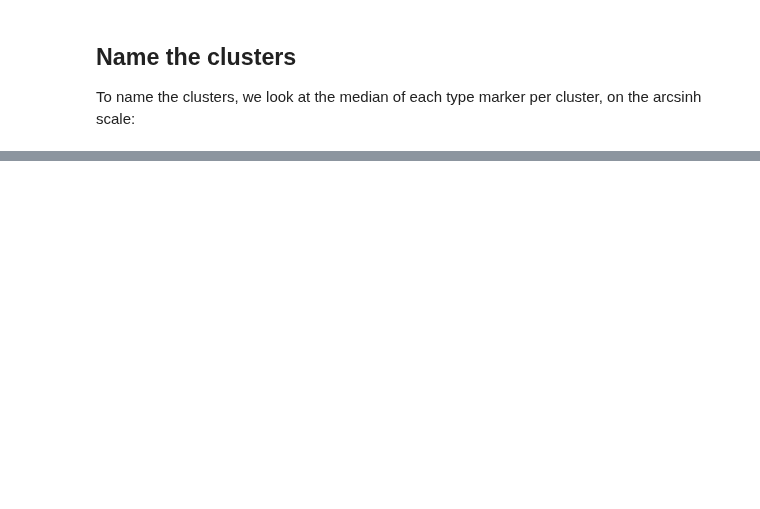
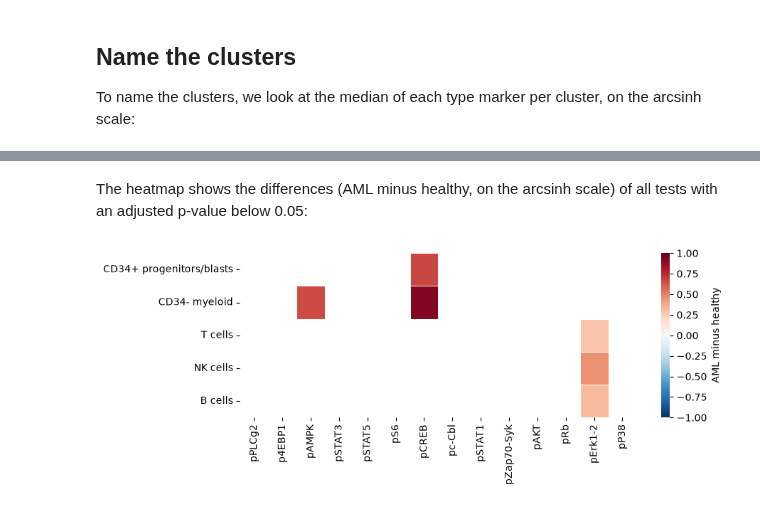
Before and after one commit to scverse/pytometry, a Jupyter notebook: docs/examples/04_statistics.ipynb, the cells around one changed output, grey strips where cells are left out. Drawn from its saved outputs; the diff is of its cells as text; code cells hidden in the pictures; blank space fills up the shorter version.

```diff
--- a/docs/examples/04_statistics.ipynb
+++ b/docs/examples/04_statistics.ipynb
@@ -416,0 +269,6 @@ The same steps work for the GM-CSF samples in the archive, which you can try as
+# %%
+pseudobulk = sc.get.aggregate(adata[:, state_markers], by=["sample_id", "population", "condition"], func="median")
+pseudobulk = pseudobulk[pseudobulk.obs["n_obs_aggregated"] >= 50]
+n_samples = pd.crosstab(pseudobulk.obs["population"], pseudobulk.obs["condition"])
+tested = [p for p in n_samples.index[(n_samples >= 3).all(axis=1)] if p not in ["CD45 low", "other"]]
+n_samples.loc[tested]
@@ -416,0 +285,20 @@ The same steps work for the GM-CSF samples in the archive, which you can try as
+# %%
+results = []
+for population in tested:
+    subset = pseudobulk[pseudobulk.obs["population"] == population]
+    result = pt.tl.TTest.compare_groups(
+        subset,
+        column="condition",
+        baseline="healthy",
+        groups_to_compare="AML",
+        layer="median",
+        test_kwargs={"equal_var": False},
+    )
+    means = subset.to_df(layer="median").groupby(subset.obs["condition"], observed=True).mean()
+    difference = (means.loc["AML"] - means.loc["healthy"]).rename("difference")
+    results.append(result.join(difference, on="variable").assign(population=population))
+results = pd.concat(results, ignore_index=True).rename(columns={"variable": "marker"})
+results["adj_p_value"] = fdrcorrection(results["p_value"])[1]
+significant = results[results["adj_p_value"] < 0.05].sort_values("difference", key=abs, ascending=False)
+print(f"{len(significant)} of {len(results)} tests with adjusted p < 0.05")
+significant[["population", "marker", "difference", "adj_p_value"]].head(10)
@@ -416,0 +314,19 @@ The same steps work for the GM-CSF samples in the archive, which you can try as
+# %% [markdown]
+The heatmap shows the differences (AML minus healthy, on the arcsinh scale) of all tests with an adjusted p-value below 0.05:
+# %%
+difference = results.pivot(index="population", columns="marker", values="difference").loc[tested, state_markers]
+adj_p = results.pivot(index="population", columns="marker", values="adj_p_value").loc[tested, state_markers]
+fig, ax = plt.subplots(figsize=(9, 3))
+sns.heatmap(
+    difference.where(adj_p < 0.05),
+    cmap="RdBu_r",
+    center=0,
+    vmin=-1,
+    vmax=1,
+    linewidths=0.5,
+    cbar_kws={"label": "AML minus healthy"},
+    ax=ax,
+)
+ax.set(xlabel="", ylabel="");
+# %% [output]
+[figure, added]
```
Also changed, not shown: parts of 69 cells of this notebook.
